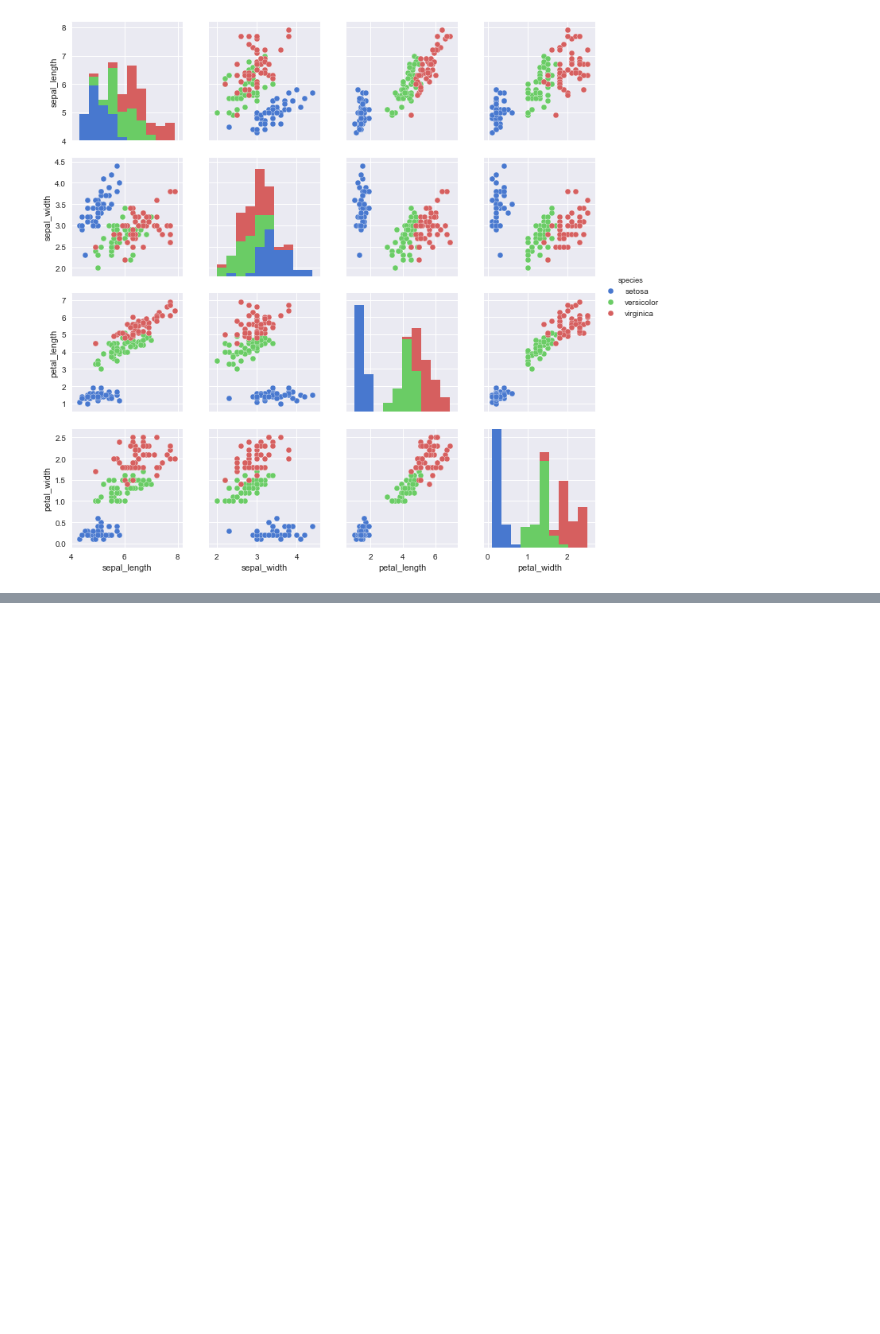
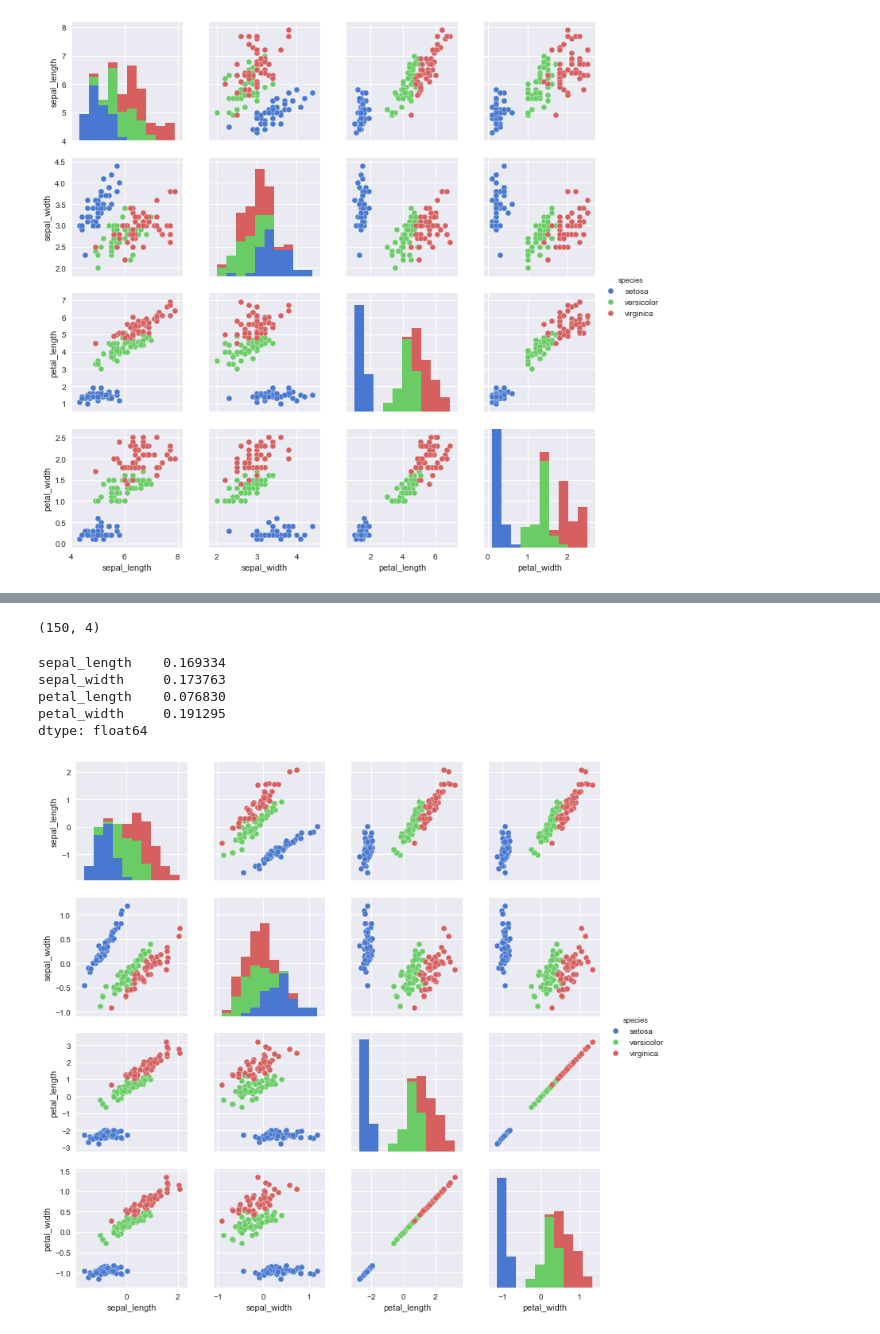
Before and after one commit to idontdomath/datos-dimensionality-reduction, a Jupyter notebook: 01-svd-iris.ipynb, the cells around one changed output, grey strips where cells are left out. Drawn from its saved outputs; the diff is of its cells as text; code cells hidden in the pictures; blank space fills up the shorter version.

```diff
--- a/01-svd-iris.ipynb
+++ b/01-svd-iris.ipynb
@@ -258,0 +211,30 @@ Number of Singular Values 3 100.0%
+# %%
+# tomando los dos primeros vectores de la base V podemos realizar la
+# siguiente reconstruccion de iris
+k = 2
+reconstiris = np.matrix(u[:, :k]) * np.diag(s[:k]) * np.matrix(vt[:k, :])
+# %%
+# tener en cuenta que tenemos una dimension que quitamos al principio que
+# es la que indica la categoria
+reconstiris.shape
+# %% [output]
+(150, 4)
+# %%
+# podemos verificar el desvio estandard que tenemos en la reconstruccion
+np.std(centered - reconstiris)
+# %% [output]
+sepal_length    0.169334
+sepal_width     0.173763
+petal_length    0.076830
+petal_width     0.191295
+dtype: float64
+# %%
+# reconstruimos el data frame en el formato de iris
+iris_svd = pd.DataFrame(reconstiris, index=iris.index, columns=('sepal_length','sepal_width','petal_length','petal_width'))
+# aplicamos los labels a cada uno de los features
+iris_svd['species'] = iris['species']
+# %%
+# realizamos un pairplot a partir de los datos reducidos
+g = sns.pairplot(iris_svd, hue="species")
+# %% [output]
+[figure, added]
```
Also changed, not shown: parts of 63 cells of this notebook, 1 other file.
